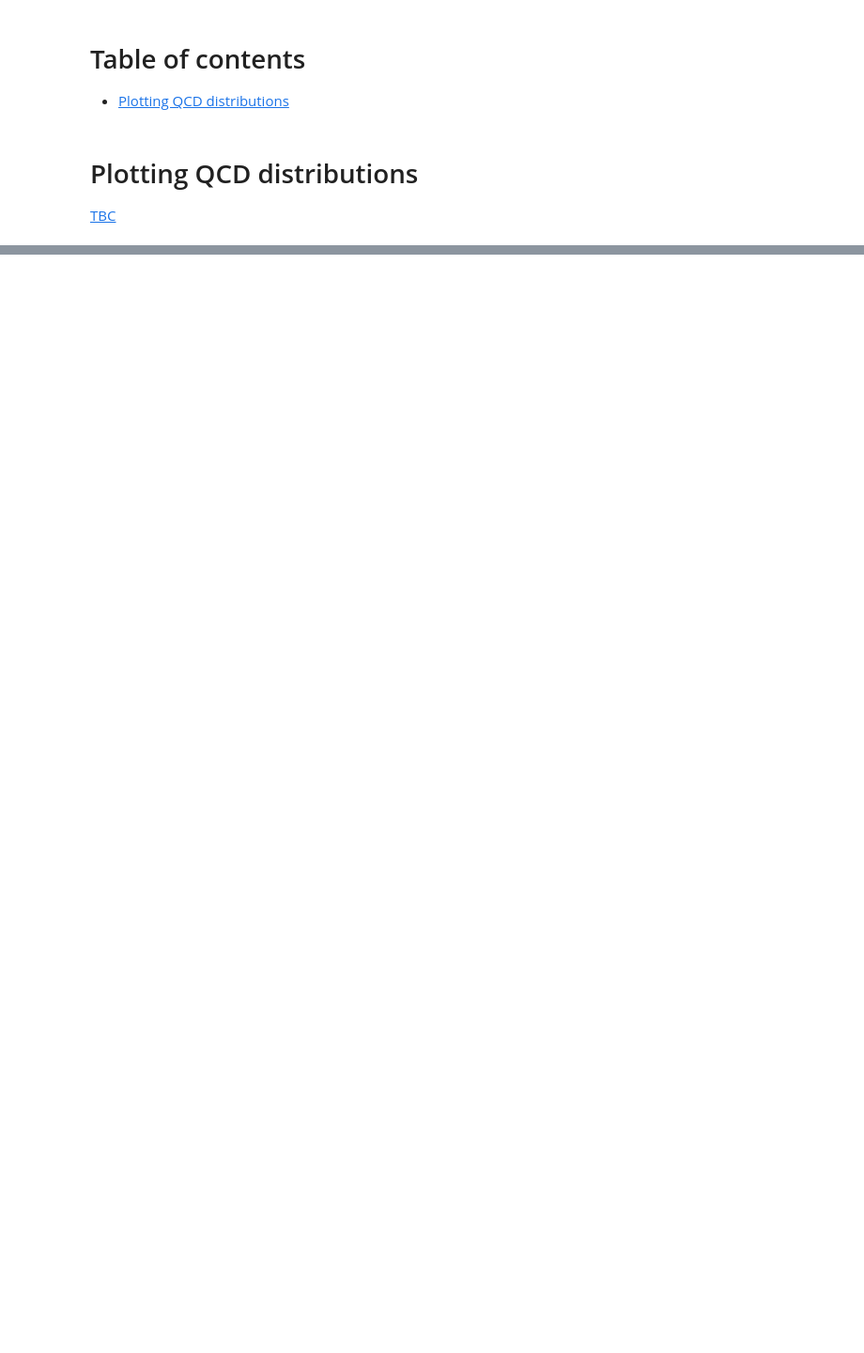
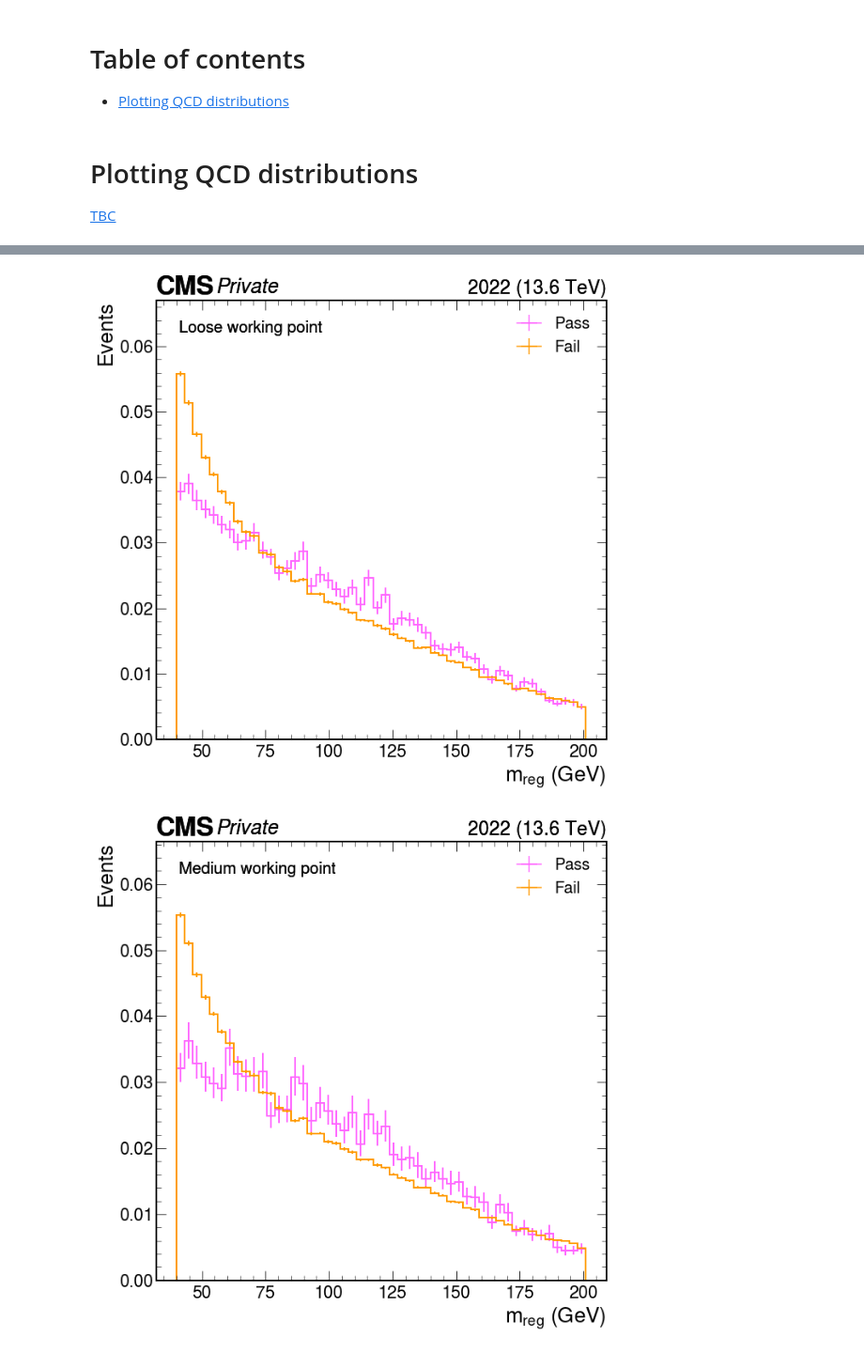
Before and after one commit to alintulu/Run3ScoutingHbb, a Jupyter notebook: notebooks/qcd.ipynb, the cells around one changed output, grey strips where cells are left out. Shown at 94% size. Saved outputs shown, nothing was run; the diff lists cells and outputs as text; code cells hidden in the pictures; blank space fills up the shorter version.

```diff
--- a/notebooks/qcd.ipynb
+++ b/notebooks/qcd.ipynb
@@ -100,0 +130,73 @@ for region in ["Fail", "Pass"]:
+# %%
+plt.style.use(mplhep.style.CMS)
+
+mc = pickle.load(open(f'{out_dir}/mc.pkl','rb'))
+
+wps = {
+    1 : "Loose",
+    2 : "Medium",
+    3 : "Tight",
+}
+
+colours = {
+    "Pass" : "#FF66FF",
+    "Fail" : "#FF9900",
+}
+
+wp = 1
+
+for wp in [1, 2, 3]:
+
+    fig, (ax) = plt.subplots(
+            1, 1, figsize=(10, 10),
+        )
+    fig.subplots_adjust(hspace=0.1)
+    ax.set_ylabel("Events")
+    ax.set_xlabel(r"$m_{reg}$ (GeV)")
+
+    for region in ["Pass", "Fail"]:
+
+        h = mc.project("reg", "cut", "process", "disc", "genflav", "pt")
+        h = h[:, 5, hist.loc("QCD"), :, 0:len:sum, 0:len:sum]
+
+        if "Pass" in region:
+            h = h[:, wp:4:sum]
+        else:
+            h = h[:, 0:wp:sum]
+
+        h = h[hist.rebin(1)]
+        h = h / h.sum().value
+
+        mplhep.histplot(
+            h,
+            ax=ax,
+            label=f"{region}",
+            linewidth=2,
+            color=colours[region],
+        )
+
+        plt.text(0.05, 0.92, f"{wps[wp]} working point",
+                    fontsize=20,
+                    horizontalalignment='left',
+                    verticalalignment='bottom',
+                    transform=ax.transAxes
+                   )
+
+        mplhep.cms.label(
+                ax=ax,
+                data=True,
+                fontsize=25,
+                label="Private",
+                year=2022,
+#                 lumi=f"{lumis[era]/1000:.2f}",
+                com=13.6,
+                )
+
+    ax.legend(loc="upper right", fontsize=20)
+
+    ax.set_ylim(0, max(h.values()) * 1.2)
+
+    fig.savefig("QCD_FP.pdf", bbox_inches='tight')
+# %% [output]
+[figure, added]
+[figure, added]
```
Also changed, not shown: parts of 4 cells of this notebook, 13 other files.
